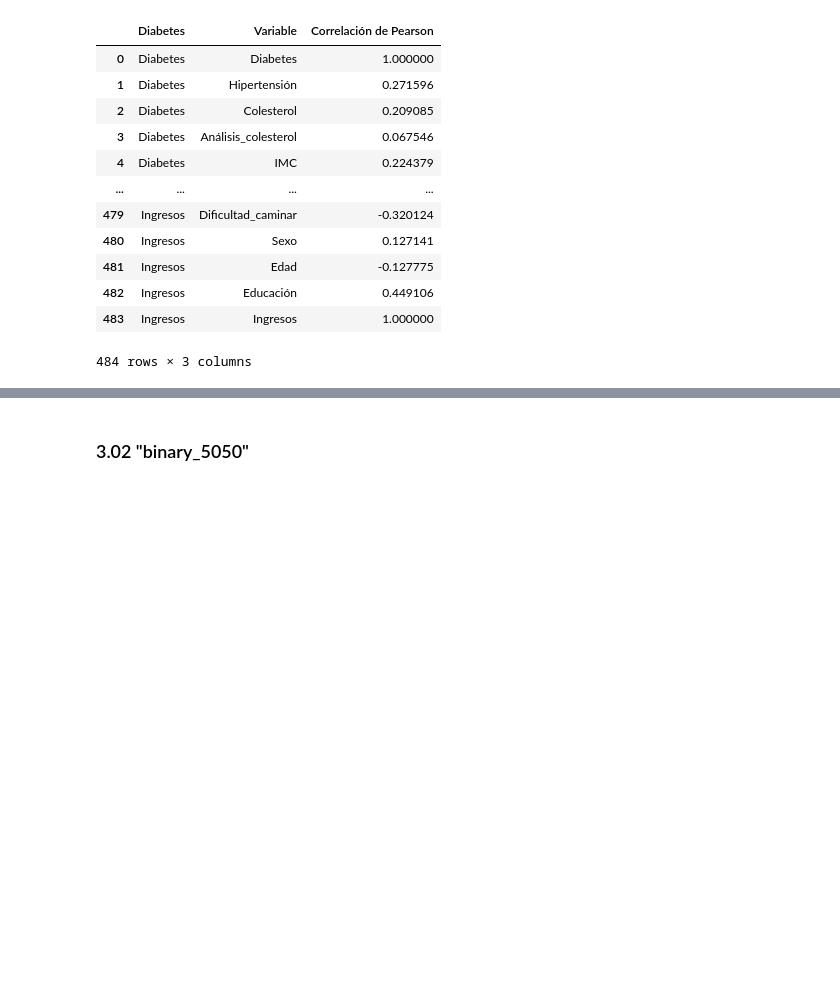
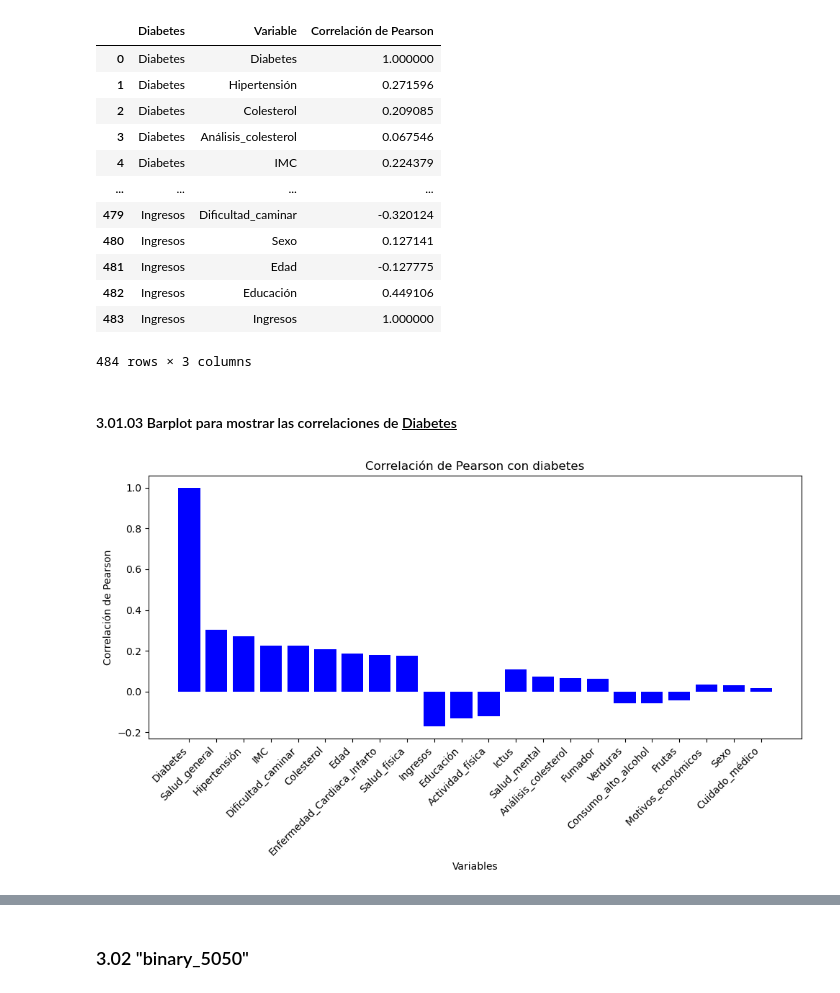
Before and after one commit to alexia-gm/Diabetes, a Jupyter notebook: prediccion_diabetes_doc.ipynb, the cells around one changed output, grey strips where cells are left out. Drawn from its saved outputs; the diff is of its cells as text; code cells hidden in the pictures; blank space fills up the shorter version.

```diff
--- a/prediccion_diabetes_doc.ipynb
+++ b/prediccion_diabetes_doc.ipynb
@@ -561,3 +560,25 @@ correlacion_1
 | 482 | Ingresos | Educación | 0.449106 |
 | 483 | Ingresos | Ingresos | 1.000000 |
 484 rows × 3 columns
+# %% [markdown]
+#### 3.01.03  Barplot para mostrar las correlaciones de <u>Diabetes</u>
+# %%
+datos_1 = {
+    'Variable': correlacion_1['Variable'].head(22).tolist(),
+    'Correlación de Pearson': correlacion_1['Correlación de Pearson'].head(22).tolist()
+}
+
+graficas_cor_1 = pd.DataFrame(datos_1)
+
+# Barplot
+plt.figure(figsize = (10, 6))
+graficas_cor_1_orden = graficas_cor_1.reindex(graficas_cor_1['Correlación de Pearson'].abs().sort_values(ascending = False). index)
+plt.bar(graficas_cor_1_orden['Variable'], graficas_cor_1_orden['Correlación de Pearson'],  color = 'blue')
+plt.xlabel('Variables')
+plt.ylabel('Correlación de Pearson')
+plt.title('Correlación de Pearson con diabetes')
+plt.xticks(rotation = 45, ha = 'right')
+plt.tight_layout()
+plt.show()
+# %% [output]
+[figure, added]
```
Also changed, not shown: parts of 10 cells of this notebook.
